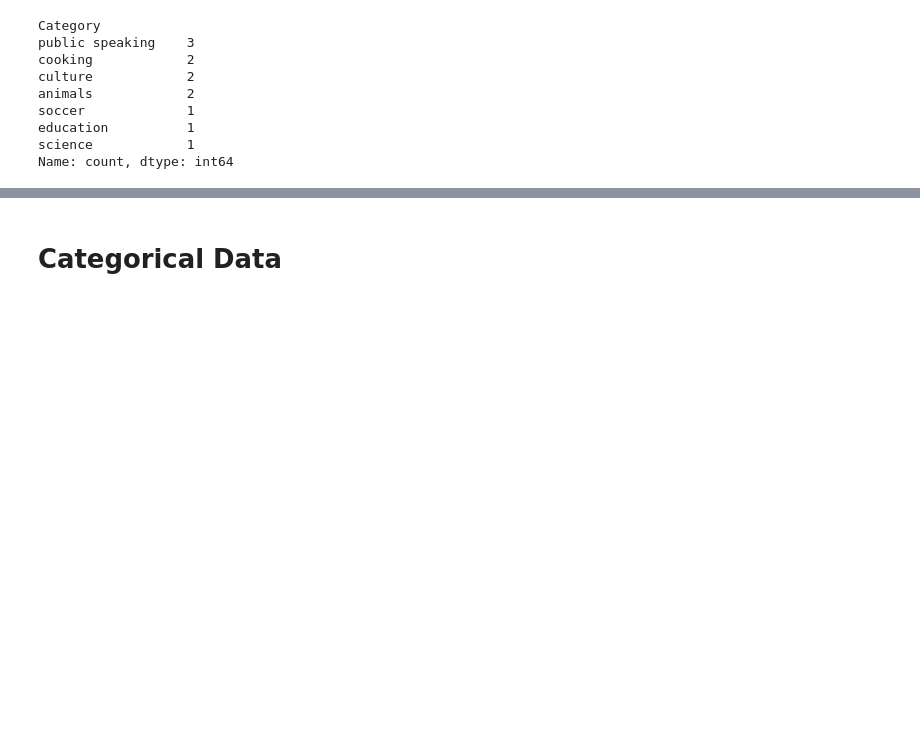
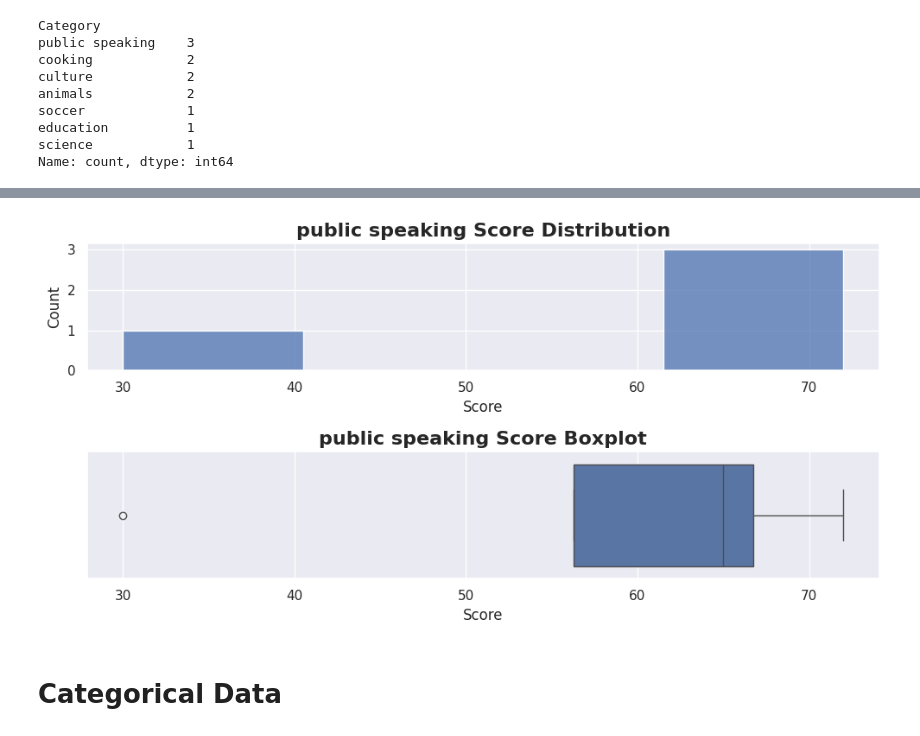
Before and after one commit to AhmAnwar/accenture_virtual_experience_VE_by_Forage, a Jupyter notebook: accenture-virtual-experience-ve-by-forage.ipynb, the cells around one changed output, grey strips where cells are left out. Cells and saved outputs as stored; diff of their text form; code cells hidden in the pictures; blank space fills up the shorter version.

```diff
--- a/accenture-virtual-experience-ve-by-forage.ipynb
+++ b/accenture-virtual-experience-ve-by-forage.ipynb
@@ -295,3 +320,17 @@ Name: count, dtype: int64
+# %%
+plt.figure(figsize= (10, 5))
+plt.subplot(2, 1, 1)
+sns.histplot(df[df['Category'] == 'public speaking']['Score'], bins= 'auto')
+plt.title('public speaking Score Distribution', fontdict= {'size': 16, 'weight': 'bold'})
+
+plt.subplot(2, 1, 2)
+sns.boxplot(x= df[df['Category'] == 'public speaking']['Score'])
+plt.title('public speaking Score Boxplot', fontdict= {'size': 16, 'weight': 'bold'})
+
+plt.tight_layout()
+plt.show()
+# %% [output]
+[figure, added]
 # %% [markdown]
 # Categorical Data
 # %%
```
Also changed, not shown: parts of 6 cells of this notebook.
